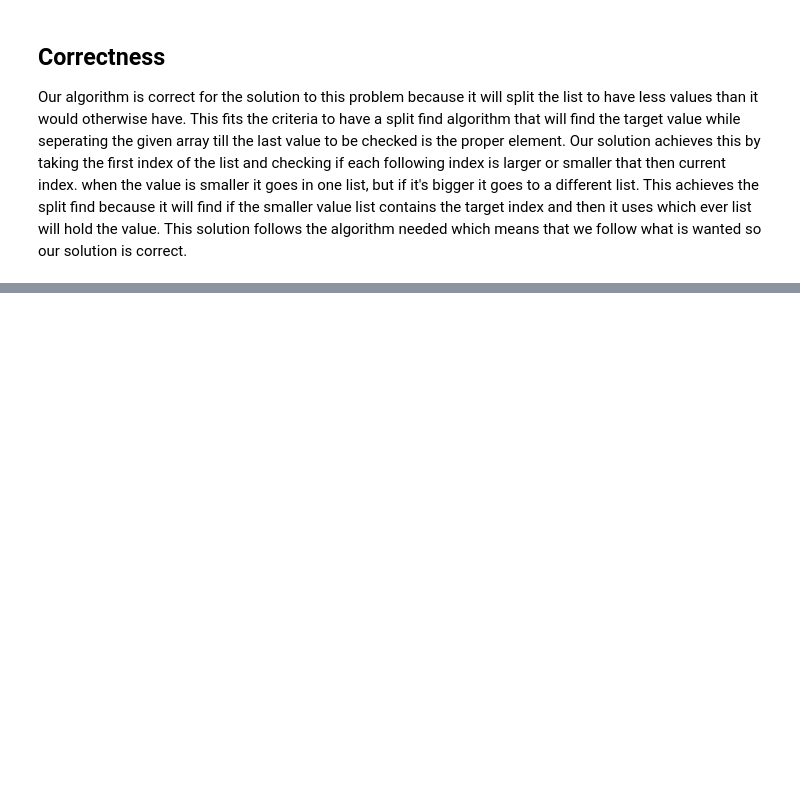
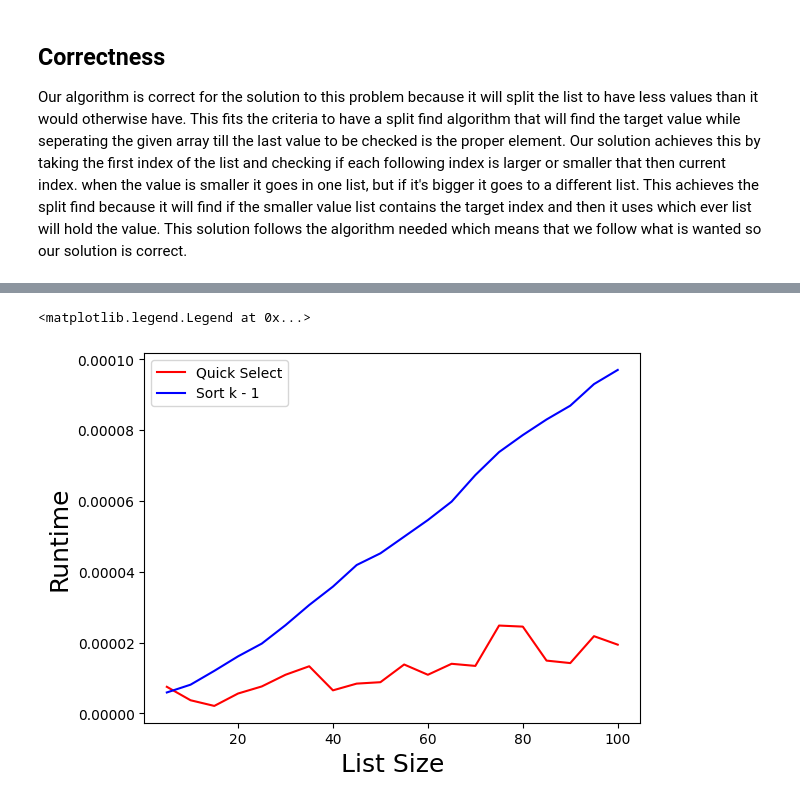
Before and after one commit to xiugaze/csc3310-program-iii, a Jupyter notebook: program_3.ipynb, the cells around one changed output, grey strips where cells are left out. Cells and saved outputs as stored; diff of their text form; code cells hidden in the pictures; blank space fills up the shorter version.

Commit message:
Benchmarking & tests

```diff
--- a/program_3.ipynb
+++ b/program_3.ipynb
@@ -140,0 +268,10 @@ Our solution achieves this by taking the first index of the list and checking if
+# %%
+lists = []
+ks = []
+print('| List | k |')
+for size in list_sizes:
+    list = generate_list(Ordering.Unsorted, size)
+    lists.append(list)
+    k = generate_k(size)
+    ks.append(k)
+    print(f'| {list} | {k} |')
@@ -140,0 +296,18 @@ Our solution achieves this by taking the first index of the list and checking if
+# %%
+from merge_sort import merge_sort
+from quick_select import quick_select
+
+our_times = []
+sorted_times = []
+for i in range(len(lists)):
+    our_times.append(benchmark(quick_select, lists[i], ks[i]))
+    sorted_times.append(benchmark_sorting(merge_sort, lists[i], ks[i]))
+
+plt.plot(list_sizes, our_times, color='red', label='Quick Select')
+plt.plot(list_sizes, sorted_times, color='blue', label='Sort k - 1')
+plt.xlabel("List Size", fontsize=18)
+plt.ylabel("Runtime", fontsize=18)
+plt.legend()
+# %% [output]
+<matplotlib.legend.Legend at 0x...>
+[figure, added]
```
Also changed, not shown: parts of 6 cells of this notebook, 3 other files.
